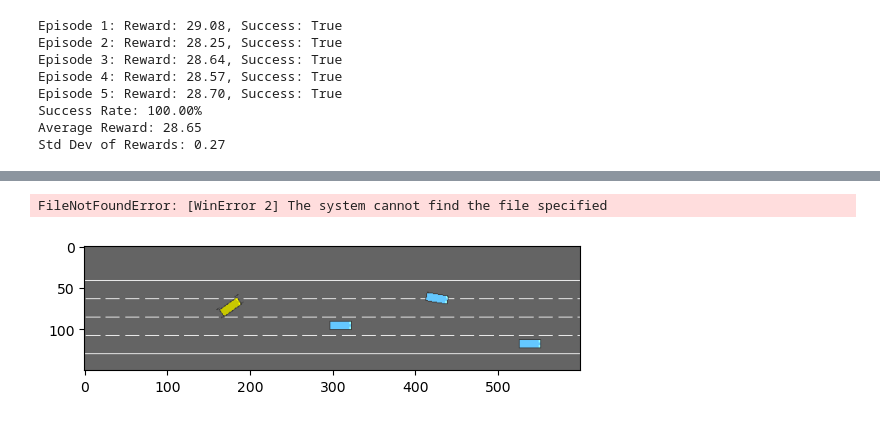
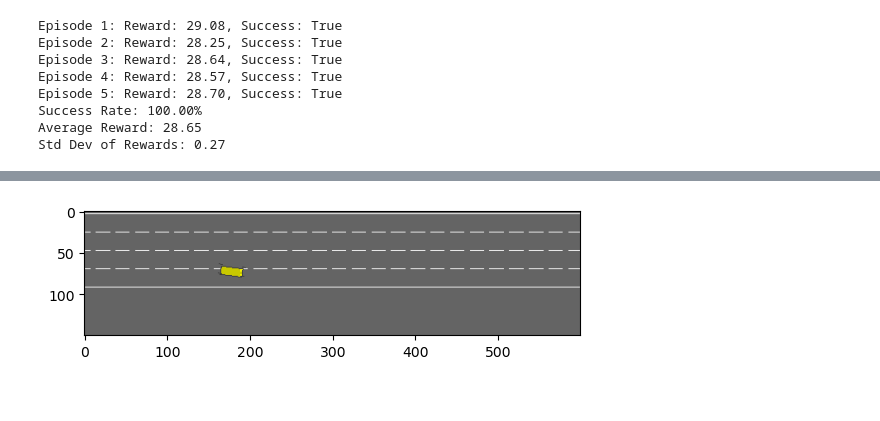
Before and after one commit to louislhotte/highway-RL-cs-2025, a Jupyter notebook: task_2.ipynb, the cells around one changed output, grey strips where cells are left out. Cells and saved outputs as stored; diff of their text form; code cells hidden in the pictures.

```diff
--- a/task_2.ipynb
+++ b/task_2.ipynb
@@ -464,21 +449,22 @@ Successfully installed ffmpeg-1.4
 # %%
 import matplotlib.pyplot as plt
 from matplotlib import animation
-from matplotlib.animation import FFMpegWriter
+from matplotlib.animation import PillowWriter
+
+n = len(frames)
+frames = frames[:n//2]
 
 # Create animation
 fig = plt.figure()
 img = plt.imshow(frames[0])
 
 def animate(i):
     img.set_data(frames[i])
     return [img]
 
 ani = animation.FuncAnimation(fig, animate, frames=len(frames), interval=50, blit=True)
 
-# Save with ffmpeg writer explicitly
-writer = FFMpegWriter(fps=20, metadata=dict(artist='Me'), bitrate=1800)
-ani.save("./highway_ddpg_simulation.mp4", writer=writer)
+# Save animation as GIF (works without ffmpeg)
+ani.save("highway_simulation.gif", writer=PillowWriter(fps=20))
 # %% [output]
-FileNotFoundError: [WinError 2] The system cannot find the file specified
-[figure, old version]
+[figure, new version]
```
Also changed, not shown: parts of 1 cell of this notebook, 1 other file.
